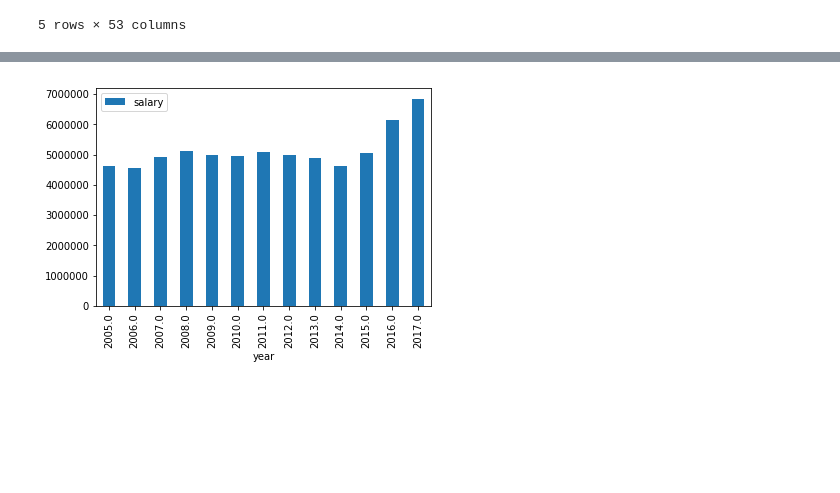
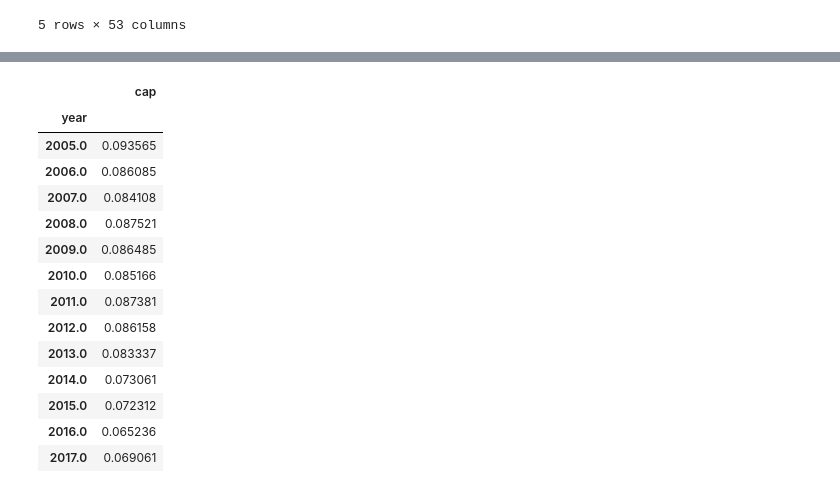
Before and after one commit to q0w9e8r7t6y5/springboard_DS, a Jupyter notebook: capstone1_nba_salary/capstone1_sishir.ipynb, the cells around one changed output, grey strips where cells are left out. Saved outputs shown, nothing was run; the diff lists cells and outputs as text; code cells hidden in the pictures; blank space fills up the shorter version.

```diff
--- a/capstone1_nba_salary/capstone1_sishir.ipynb
+++ b/capstone1_nba_salary/capstone1_sishir.ipynb
@@ -234,0 +247,34 @@ basic_df.head()
+# %%
+# salary cap values 2005-2017
+
+# 2005: 49500000
+# 2006: 53135000
+# 2007: 58680000
+# 2008: 58680000
+# 2009: 57700000
+# 2010: 58044000
+# 2011: 58044000
+# 2012: 58044000
+# 2013: 58679000
+# 2014: 63065000
+# 2015: 70000000
+# 2016: 94143000
+# 2017: 99093000
+
+# lets normalize the salaries due to inflation, basically % of cap / dollars
+
+basic_df.loc[basic_df.year == 2005, 'cap'] = basic_df.salary / 49500000
+basic_df.loc[basic_df.year == 2006, 'cap'] = basic_df.salary / 53135000
+basic_df.loc[basic_df.year == 2007, 'cap'] = basic_df.salary / 58680000
+basic_df.loc[basic_df.year == 2008, 'cap'] = basic_df.salary / 58680000
+basic_df.loc[basic_df.year == 2009, 'cap'] = basic_df.salary / 57700000
+basic_df.loc[basic_df.year == 2010, 'cap'] = basic_df.salary / 58044000
+basic_df.loc[basic_df.year == 2011, 'cap'] = basic_df.salary / 58044000
+basic_df.loc[basic_df.year == 2012, 'cap'] = basic_df.salary / 58044000
+basic_df.loc[basic_df.year == 2013, 'cap'] = basic_df.salary / 58679000
+basic_df.loc[basic_df.year == 2014, 'cap'] = basic_df.salary / 63065000
+basic_df.loc[basic_df.year == 2015, 'cap'] = basic_df.salary / 70000000
+basic_df.loc[basic_df.year == 2016, 'cap'] = basic_df.salary / 94143000
+basic_df.loc[basic_df.year == 2017, 'cap'] = basic_df.salary / 99093000
+
+basic_df.head()
@@ -235,6 +289,18 @@ basic_df.head()
 # %%
-average = pd.DataFrame(basic_df.groupby('year').salary.mean())
+pd.DataFrame(basic_df.groupby('year').cap.mean())
+# %% [output]
+|  | cap |
+| year |  |
+| 2005.0 | 0.093565 |
+| 2006.0 | 0.086085 |
+| 2007.0 | 0.084108 |
+| 2008.0 | 0.087521 |
+| 2009.0 | 0.086485 |
+| 2010.0 | 0.085166 |
+| 2011.0 | 0.087381 |
+| 2012.0 | 0.086158 |
+| 2013.0 | 0.083337 |
+| 2014.0 | 0.073061 |
+| 2015.0 | 0.072312 |
+| 2016.0 | 0.065236 |
+| 2017.0 | 0.069061 |
-# %%
-pd.DataFrame(basic_df.groupby('year').salary.mean()).plot.bar();
-# %% [output]
-[figure, removed]
```
Also changed, not shown: parts of 4 cells of this notebook.
